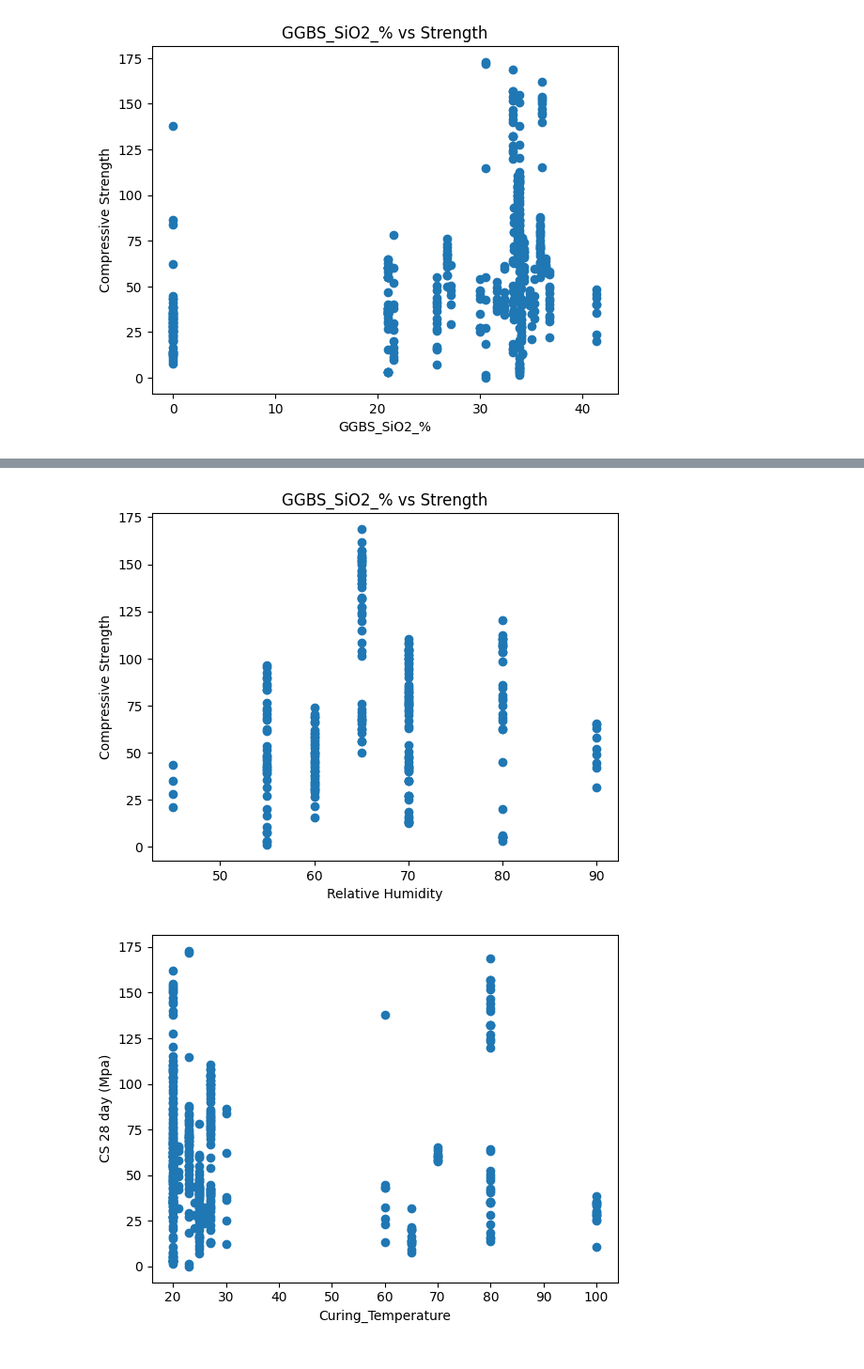
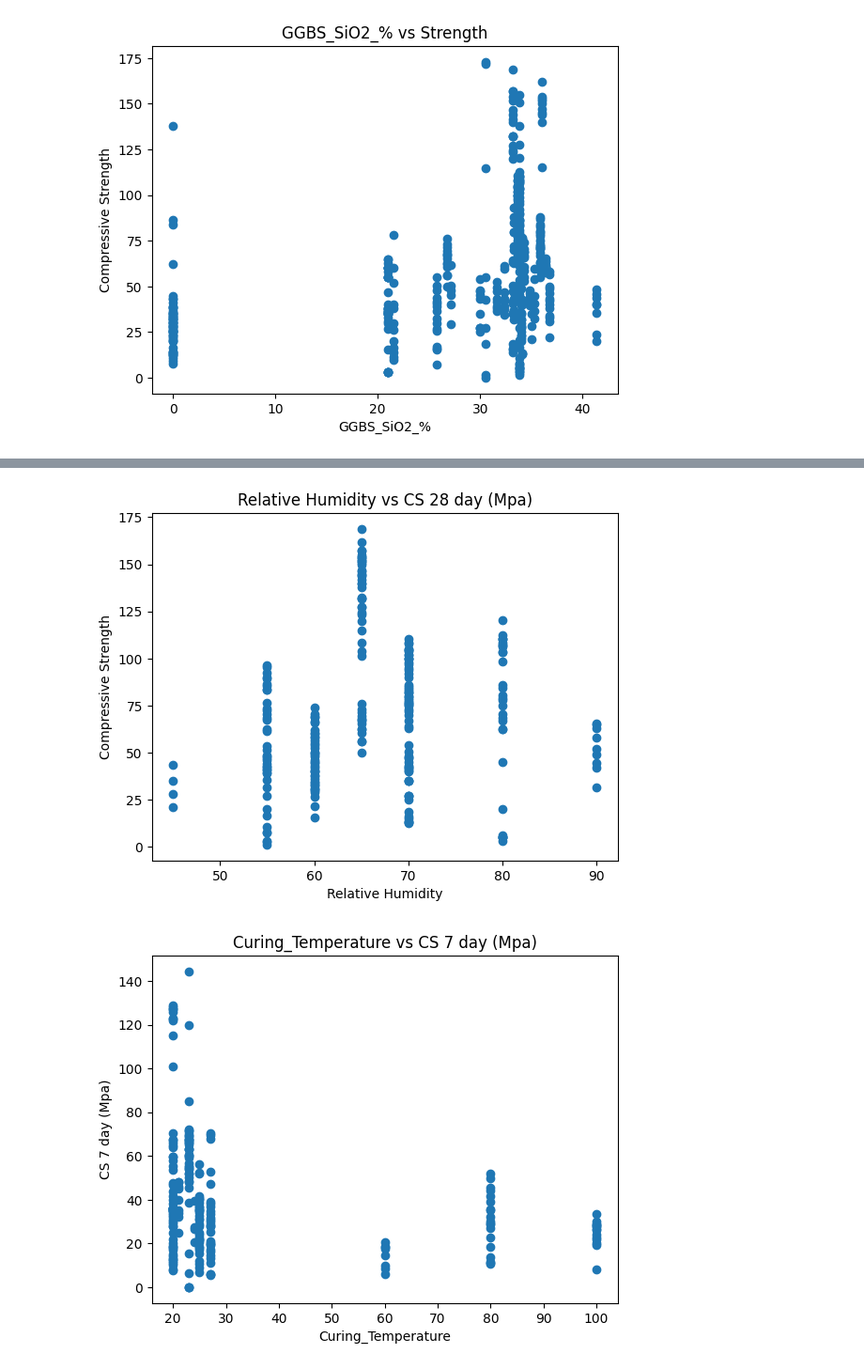
Before and after one commit to Prayash1432/Capstone-Final, a Jupyter notebook: Code.ipynb, the cells around one changed output, grey strips where cells are left out. Shown at 94% size. Drawn from its saved outputs; the diff is of its cells as text; code cells hidden in the pictures.

```diff
--- a/Code.ipynb
+++ b/Code.ipynb
@@ -55,17 +72,16 @@ plt.show()
 # %%
 plt.scatter(dataset['Relative Humidity'], dataset["CS 28 day (Mpa)"])
-
 plt.xlabel("Relative Humidity")
 plt.ylabel("Compressive Strength")
-plt.title("GGBS_SiO2_% vs Strength")
-
+plt.title("Relative Humidity vs CS 28 day (Mpa)")
 plt.show()
 # %% [output]
-[figure, old version]
+[figure, new version]
 # %%
-plt.scatter(dataset['Curing_Temperature'],dataset['CS 28 day (Mpa)'])
+plt.scatter(dataset['Curing_Temperature'],dataset['CS 7 day (Mpa)'])
 plt.xlabel('Curing_Temperature')
-plt.ylabel('CS 28 day (Mpa)')
+plt.ylabel('CS 7 day (Mpa)')
+plt.title("Curing_Temperature vs CS 7 day (Mpa)")
 plt.show()
 # %% [output]
-[figure, old version]
+[figure, new version]
```
Also changed, not shown: parts of 12 cells of this notebook.
